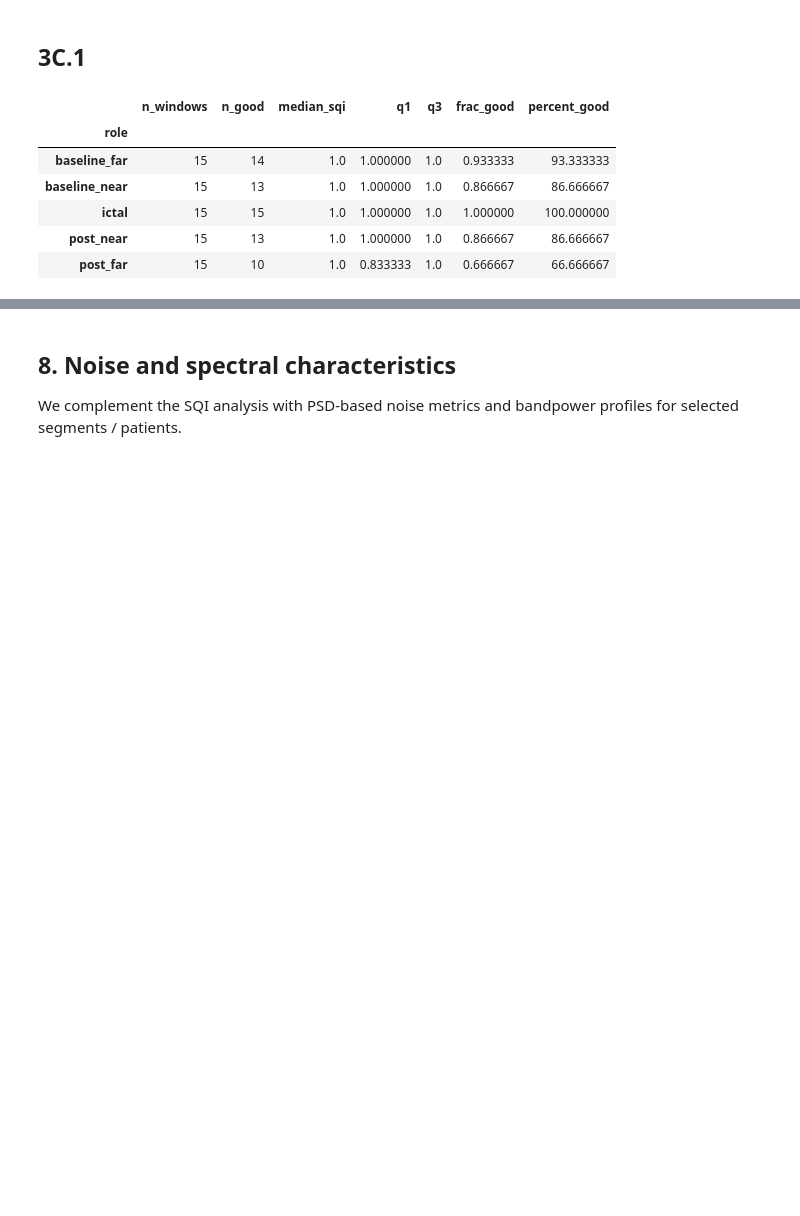
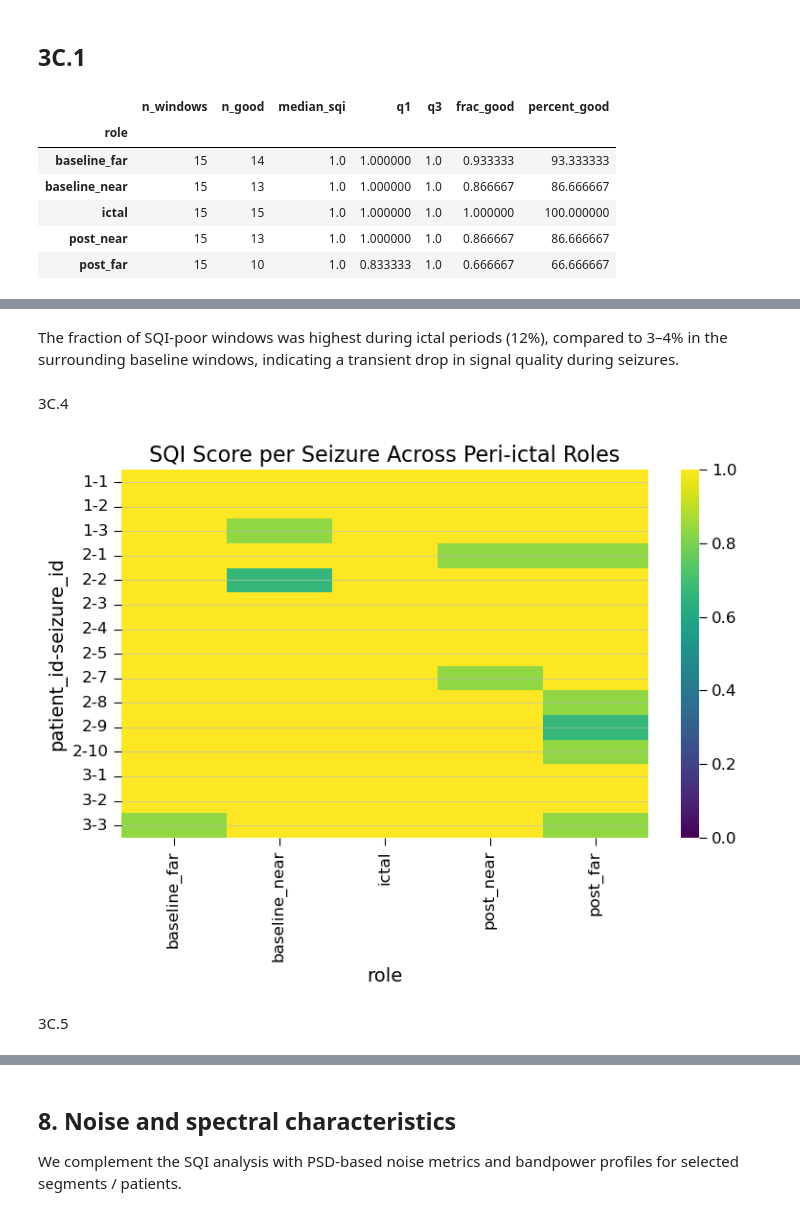
Before and after one commit to AU668208/Epilepsy_MasterThesis, a Jupyter notebook: Study3_Analysis.ipynb, the cells around one changed output, grey strips where cells are left out. Cells and saved outputs as stored; diff of their text form; code cells hidden in the pictures; blank space fills up the shorter version.

```diff
--- a/Study3_Analysis.ipynb
+++ b/Study3_Analysis.ipynb
@@ -685,0 +715,20 @@ df_sqi_role
+# %% [markdown]
+The fraction of SQI-poor windows was highest during ictal periods (12%), compared to 3–4% in the surrounding baseline windows, indicating a transient drop in signal quality during seizures.
+# %% [markdown]
+3C.4
+# %%
+pivot_sqi = df_sqi_full.pivot_table(
+    index=["patient_id", "seizure_id"],
+    columns="role",
+    values="sqi_score"
+).reindex(columns=roles_order)
+
+plt.figure(figsize=(8,6))
+sns.heatmap(pivot_sqi, cmap="viridis", vmin=0, vmax=1)
+plt.title("SQI Score per Seizure Across Peri-ictal Roles")
+plt.tight_layout()
+plt.show()
+# %% [output]
+[figure, added]
+# %% [markdown]
+3C.5
```
Also changed, not shown: parts of 12 cells of this notebook, 2 other files.
